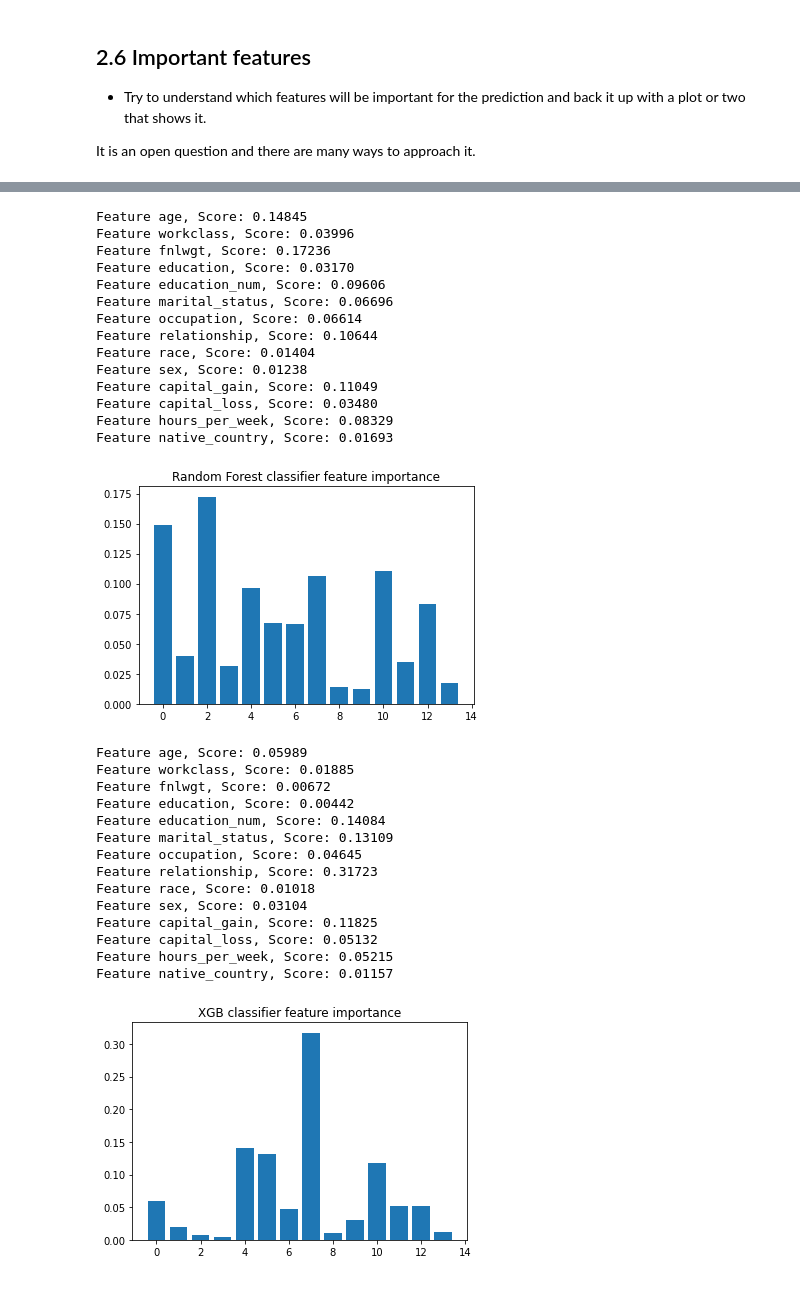
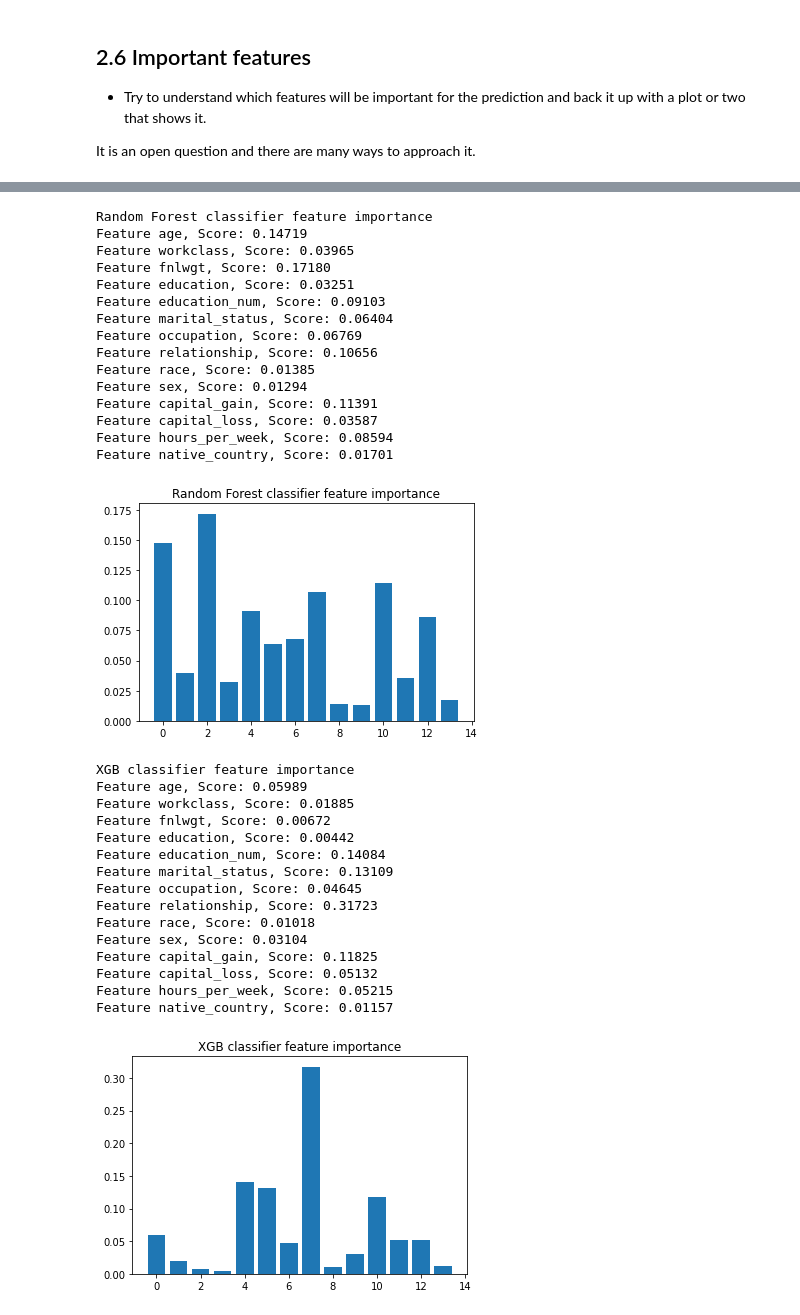
Before and after one commit to Galzi1/DataDiscoveryNNProj, a Jupyter notebook: project_part1.ipynb, the cells around one changed output, grey strips where cells are left out. Saved outputs shown, nothing was run; the diff lists cells and outputs as text; code cells hidden in the pictures.

```diff
--- a/project_part1.ipynb
+++ b/project_part1.ipynb
@@ -185,50 +179,54 @@ Y = data['y']
 ### RandomForest classifier ###
 # define the model
 rf_model = RandomForestClassifier()
 # fit the model
 rf_model.fit(X, Y)
 # get importance
 rf_importance = rf_model.feature_importances_
 # summarize feature importance
+print("Random Forest classifier feature importance")
 for c,v in zip(data.columns, rf_importance):
 	print('Feature %s, Score: %.5f' % (c, v))
 # plot feature importance
 plt.title("Random Forest classifier feature importance")
-pyplot.bar([x for x in range(len(rf_importance))], rf_importance)
-pyplot.show()
+plt.bar([x for x in range(len(rf_importance))], rf_importance)
+plt.show()
 
 ### XGB classifier ###
 # define the model
 xgb_model = XGBClassifier()
 # fit the model
 xgb_model.fit(X, Y)
 # get importance
 xgb_importance = xgb_model.feature_importances_
 # summarize feature importance
+print("XGB classifier feature importance")
 for c,v in zip(data.columns, xgb_importance):
 	print('Feature %s, Score: %.5f' % (c, v))
 # plot feature importance
 plt.title("XGB classifier feature importance")
 plt.bar([x for x in range(len(xgb_importance))], xgb_importance)
 plt.show()
 
 ### END YOUR CODE
 # %% [output]
-Feature age, Score: 0.14845
-Feature workclass, Score: 0.03996
-Feature fnlwgt, Score: 0.17236
-Feature education, Score: 0.03170
-Feature education_num, Score: 0.09606
-Feature marital_status, Score: 0.06696
-Feature occupation, Score: 0.06614
-Feature relationship, Score: 0.10644
-Feature race, Score: 0.01404
-Feature sex, Score: 0.01238
-Feature capital_gain, Score: 0.11049
-Feature capital_loss, Score: 0.03480
-Feature hours_per_week, Score: 0.08329
-Feature native_country, Score: 0.01693
+Random Forest classifier feature importance
+Feature age, Score: 0.14719
+Feature workclass, Score: 0.03965
+Feature fnlwgt, Score: 0.17180
+Feature education, Score: 0.03251
+Feature education_num, Score: 0.09103
+Feature marital_status, Score: 0.06404
+Feature occupation, Score: 0.06769
+Feature relationship, Score: 0.10656
+Feature race, Score: 0.01385
+Feature sex, Score: 0.01294
+Feature capital_gain, Score: 0.11391
+Feature capital_loss, Score: 0.03587
+Feature hours_per_week, Score: 0.08594
+Feature native_country, Score: 0.01701
-[figure, old version]
+[figure, new version]
+XGB classifier feature importance
 Feature age, Score: 0.05989
 Feature workclass, Score: 0.01885
 Feature fnlwgt, Score: 0.00672
```
Also changed, not shown: parts of 3 cells of this notebook.
